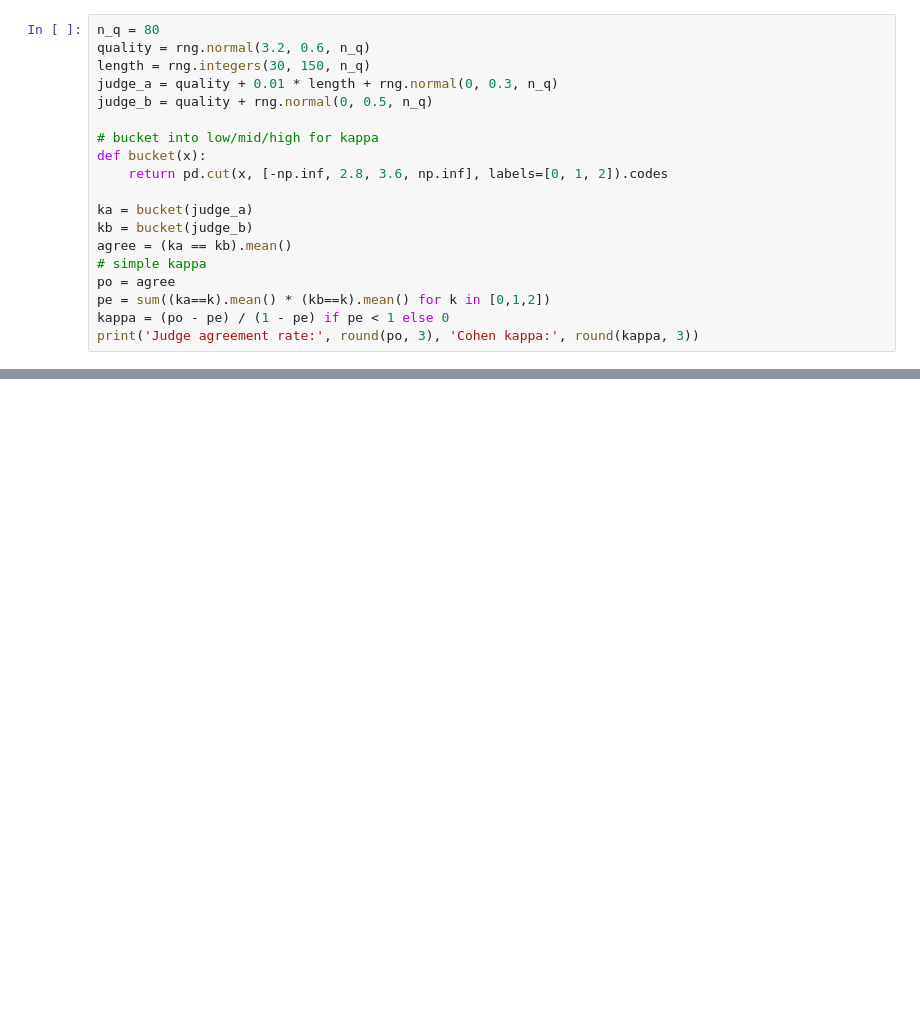
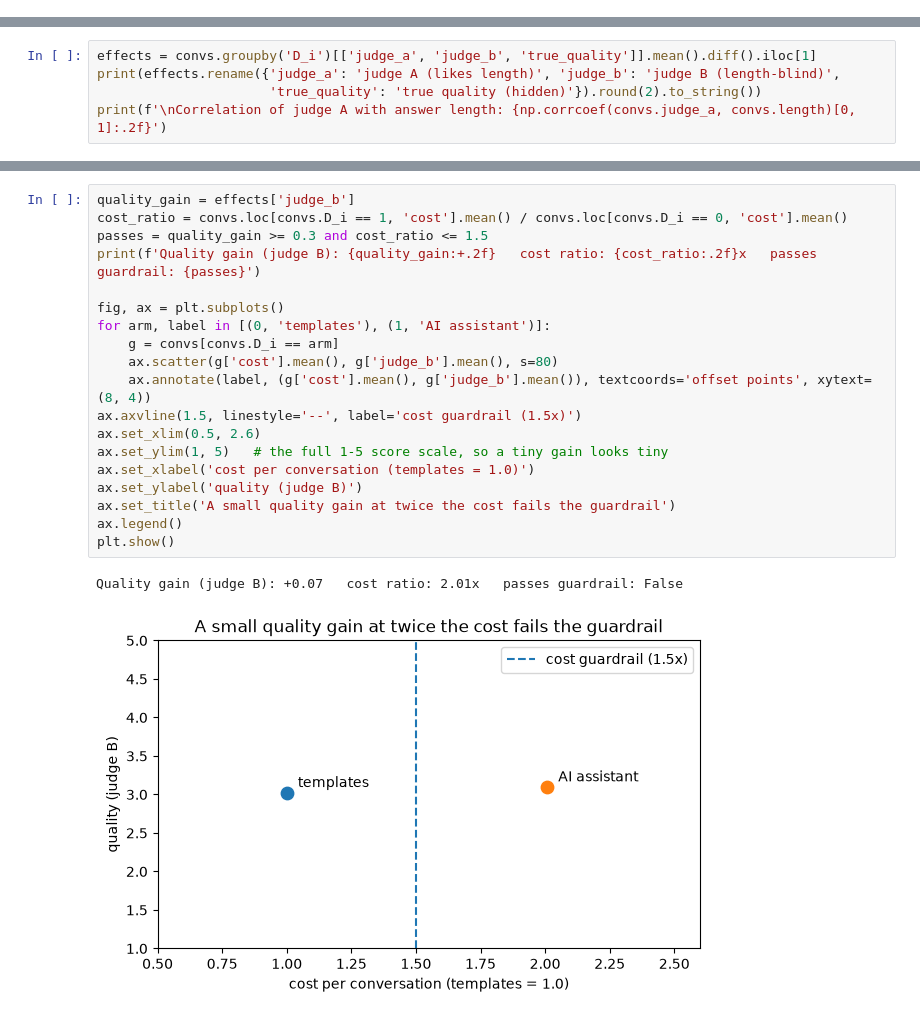
Before and after one commit to dinbav/digital-experiments-course, a Jupyter notebook: solutions/v2-ai-eval-demo.ipynb, the cells around one changed output, grey strips where cells are left out. Drawn from its saved outputs; the diff is of its cells as text; blank space fills up the shorter version.

```diff
--- a/solutions/v2-ai-eval-demo.ipynb
+++ b/solutions/v2-ai-eval-demo.ipynb
@@ -83,19 +0,0 @@ Two judges score the same outputs. Report disagreement with Cohen's kappa (`V24`
-# %%
-n_q = 80
-quality = rng.normal(3.2, 0.6, n_q)
-length = rng.integers(30, 150, n_q)
-judge_a = quality + 0.01 * length + rng.normal(0, 0.3, n_q)
-judge_b = quality + rng.normal(0, 0.5, n_q)
-
-# bucket into low/mid/high for kappa
-def bucket(x):
-    return pd.cut(x, [-np.inf, 2.8, 3.6, np.inf], labels=[0, 1, 2]).codes
-
-ka = bucket(judge_a)
-kb = bucket(judge_b)
-agree = (ka == kb).mean()
-# simple kappa
-po = agree
-pe = sum((ka==k).mean() * (kb==k).mean() for k in [0,1,2])
-kappa = (po - pe) / (1 - pe) if pe < 1 else 0
-print('Judge agreement rate:', round(po, 3), 'Cohen kappa:', round(kappa, 3))
@@ -174,0 +158,5 @@ A pooled `ATE` of about +0.2 reads as a modest win and hides the actual story: a
+# %%
+effects = convs.groupby('D_i')[['judge_a', 'judge_b', 'true_quality']].mean().diff().iloc[1]
+print(effects.rename({'judge_a': 'judge A (likes length)', 'judge_b': 'judge B (length-blind)',
+                      'true_quality': 'true quality (hidden)'}).round(2).to_string())
+print(f'\nCorrelation of judge A with answer length: {np.corrcoef(convs.judge_a, convs.length)[0, 1]:.2f}')
@@ -174,0 +178,22 @@ A pooled `ATE` of about +0.2 reads as a modest win and hides the actual story: a
+# %%
+quality_gain = effects['judge_b']
+cost_ratio = convs.loc[convs.D_i == 1, 'cost'].mean() / convs.loc[convs.D_i == 0, 'cost'].mean()
+passes = quality_gain >= 0.3 and cost_ratio <= 1.5
+print(f'Quality gain (judge B): {quality_gain:+.2f}   cost ratio: {cost_ratio:.2f}x   passes guardrail: {passes}')
+
+fig, ax = plt.subplots()
+for arm, label in [(0, 'templates'), (1, 'AI assistant')]:
+    g = convs[convs.D_i == arm]
+    ax.scatter(g['cost'].mean(), g['judge_b'].mean(), s=80)
+    ax.annotate(label, (g['cost'].mean(), g['judge_b'].mean()), textcoords='offset points', xytext=(8, 4))
+ax.axvline(1.5, linestyle='--', label='cost guardrail (1.5x)')
+ax.set_xlim(0.5, 2.6)
+ax.set_ylim(1, 5)   # the full 1-5 score scale, so a tiny gain looks tiny
+ax.set_xlabel('cost per conversation (templates = 1.0)')
+ax.set_ylabel('quality (judge B)')
+ax.set_title('A small quality gain at twice the cost fails the guardrail')
+ax.legend()
+plt.show()
+# %% [output]
+Quality gain (judge B): +0.07   cost ratio: 2.01x   passes guardrail: False
+[figure, added]
```
Also changed, not shown: parts of 43 cells of this notebook, 32 other files.
